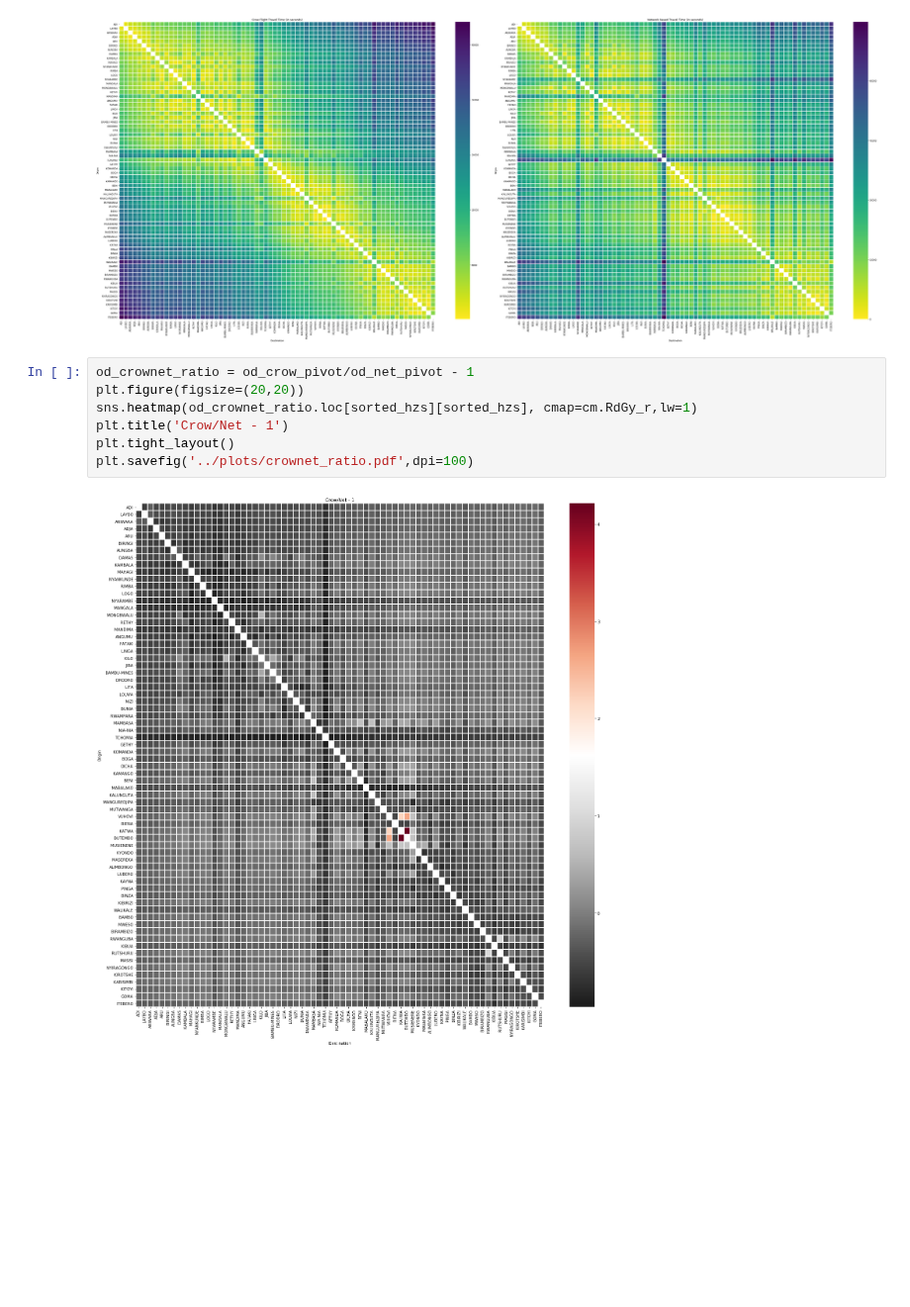
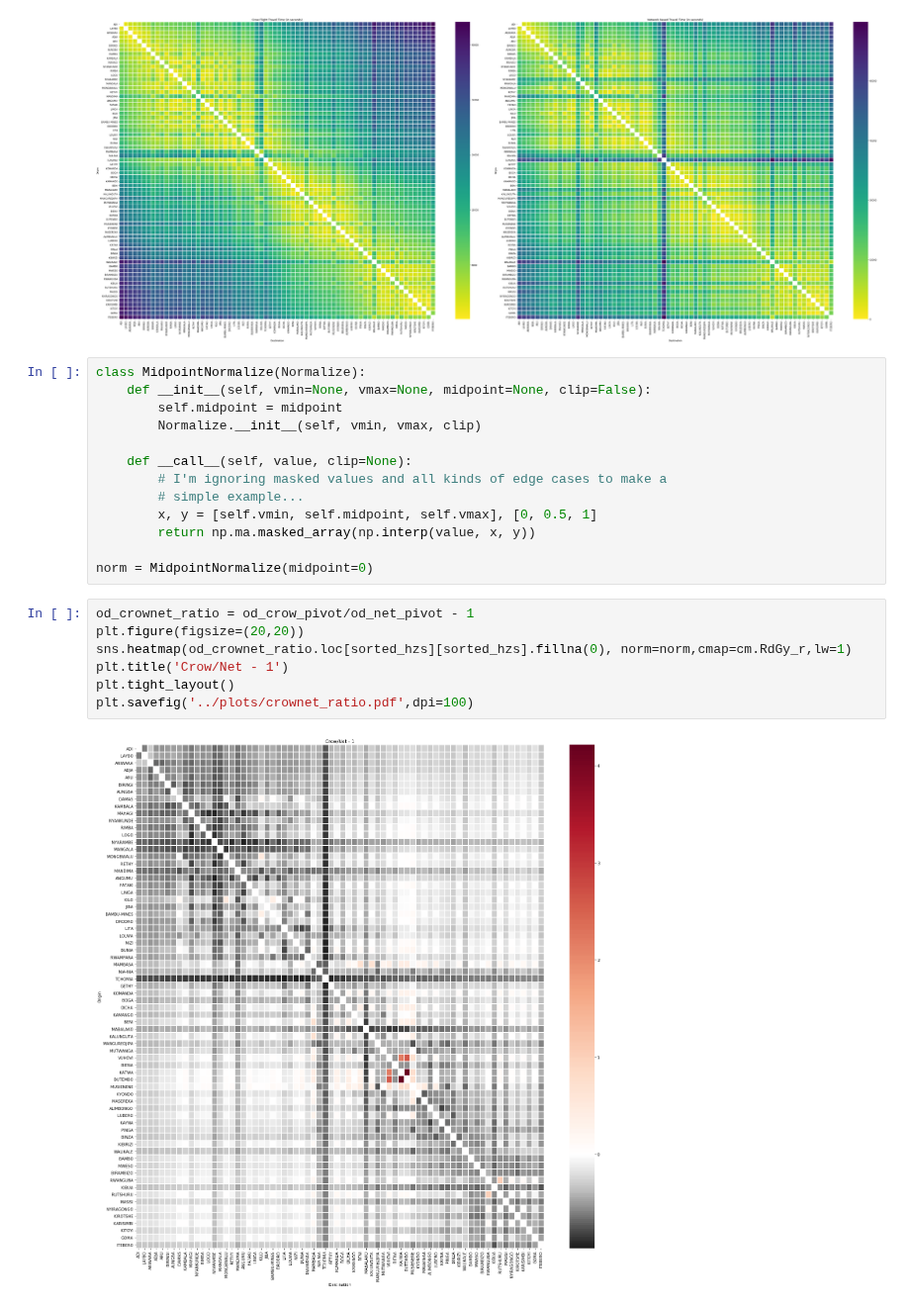
Before and after one commit to NSSAC/DRC_Ebola_2018, a Jupyter notebook: notebooks/compare_crowflight.ipynb, the cells around one changed output. Shown at 99% size. Saved outputs shown, nothing was run; the diff lists cells and outputs as text; blank space fills up the shorter version.

```diff
--- a/notebooks/compare_crowflight.ipynb
+++ b/notebooks/compare_crowflight.ipynb
@@ -42,12 +43,25 @@ plt.tight_layout()
 plt.savefig('../plots/compare_crow_net.pdf',dpi=100)
 # %% [output]
 [figure]
+# %%
+class MidpointNormalize(Normalize):
+    def __init__(self, vmin=None, vmax=None, midpoint=None, clip=False):
+        self.midpoint = midpoint
+        Normalize.__init__(self, vmin, vmax, clip)
+
+    def __call__(self, value, clip=None):
+        # I'm ignoring masked values and all kinds of edge cases to make a
+        # simple example...
+        x, y = [self.vmin, self.midpoint, self.vmax], [0, 0.5, 1]
+        return np.ma.masked_array(np.interp(value, x, y))
+
+norm = MidpointNormalize(midpoint=0)
 # %%
 od_crownet_ratio = od_crow_pivot/od_net_pivot - 1
 plt.figure(figsize=(20,20))
-sns.heatmap(od_crownet_ratio.loc[sorted_hzs][sorted_hzs], cmap=cm.RdGy_r,lw=1)
+sns.heatmap(od_crownet_ratio.loc[sorted_hzs][sorted_hzs].fillna(0), norm=norm,cmap=cm.RdGy_r,lw=1)
 plt.title('Crow/Net - 1')
 plt.tight_layout()
 plt.savefig('../plots/crownet_ratio.pdf',dpi=100)
 # %% [output]
-[figure, old version]
+[figure, new version]
```
Also changed, not shown: parts of 2 cells of this notebook, 2 other files.
